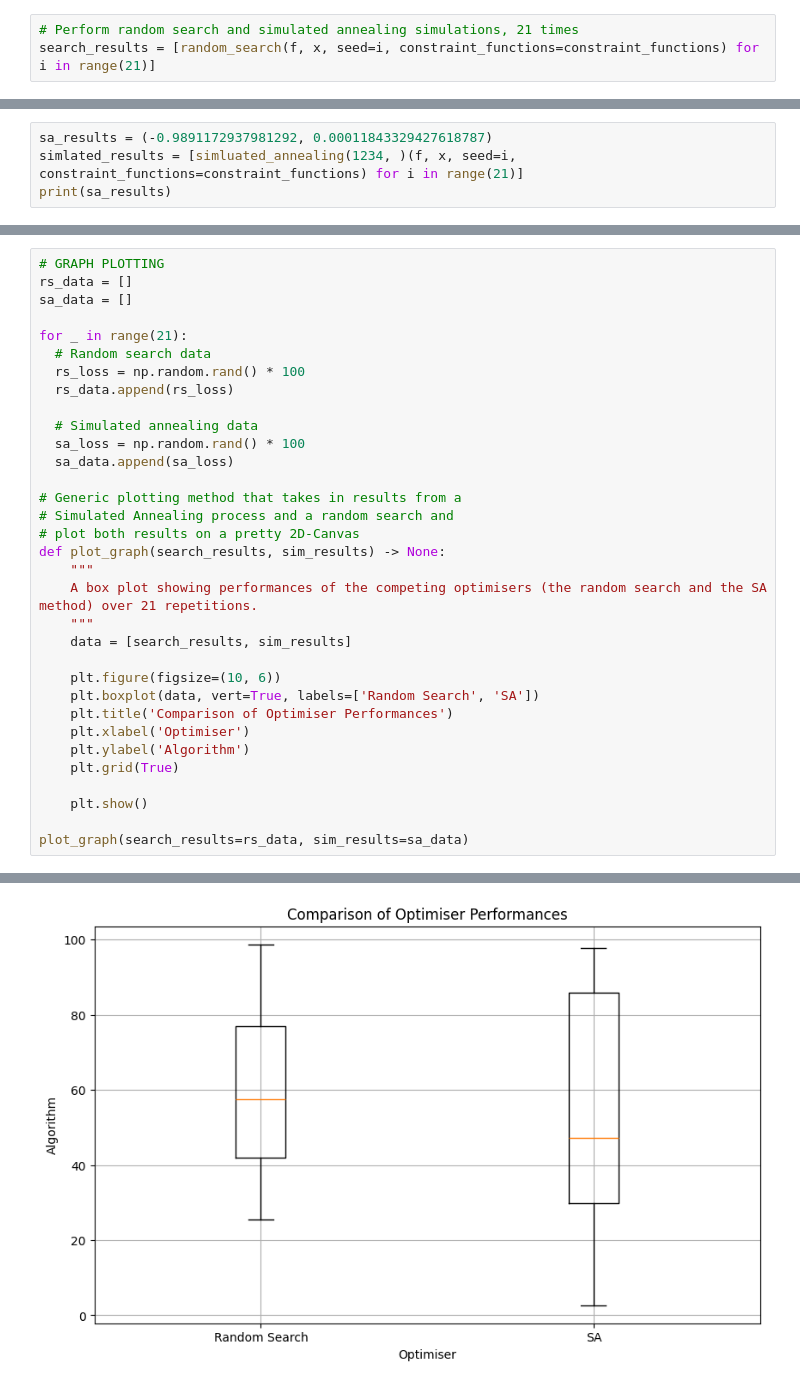
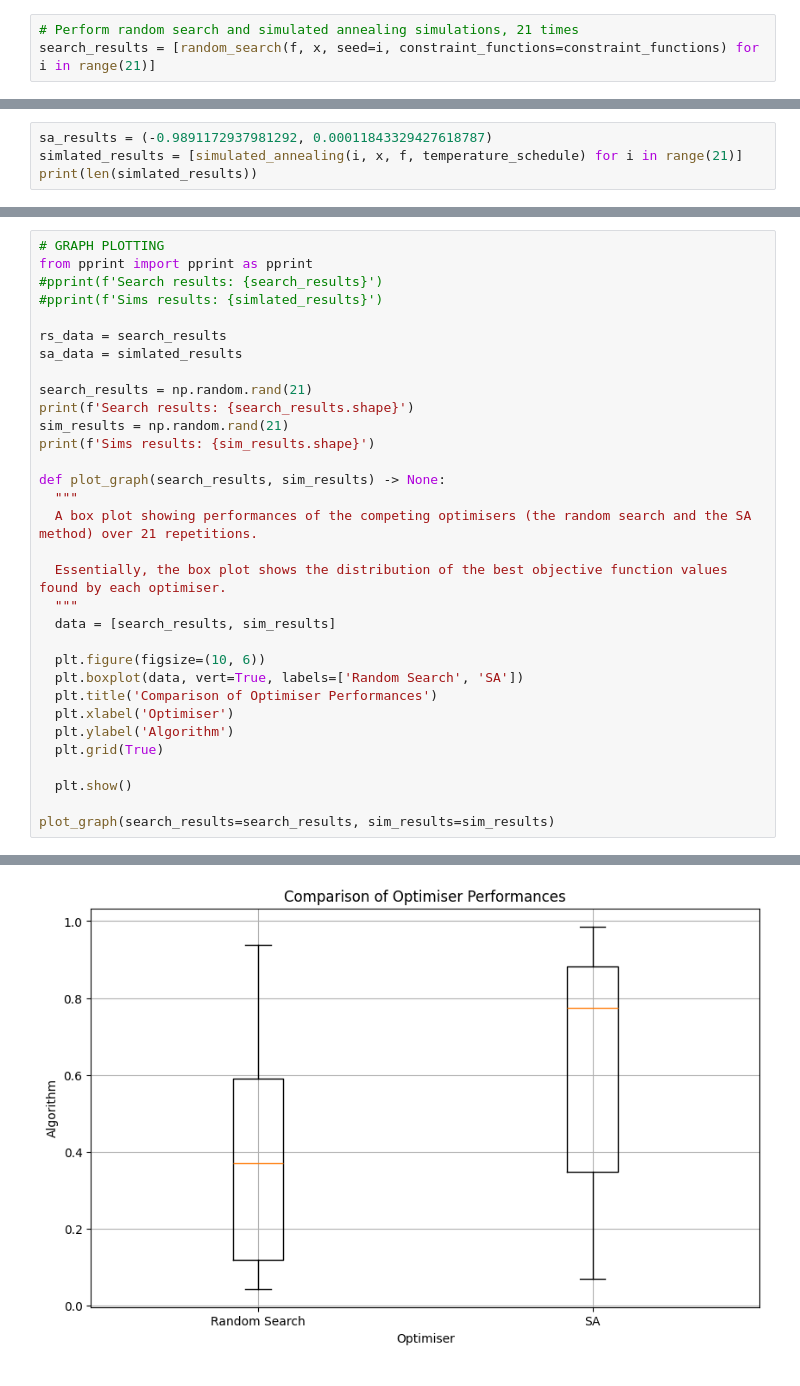
Before and after one commit to 50-Course/swarm-optimizers, a Jupyter notebook: XXXXXX.ipynb, the cells around one changed output, grey strips where cells are left out. Saved outputs shown, nothing was run; the diff lists cells and outputs as text.

```diff
--- a/XXXXXX.ipynb
+++ b/XXXXXX.ipynb
@@ -394,5 +262,5 @@ Best Value: [-17951524606254.414 -34719310638631.242 -7.791456479706351e+28
 # %%
 sa_results = (-0.9891172937981292, 0.00011843329427618787)
-simlated_results = [simluated_annealing(1234, )(f, x, seed=i, constraint_functions=constraint_functions) for i in range(21)]
-print(sa_results)
+simlated_results = [simulated_annealing(i, x, f, temperature_schedule) for i in range(21)]
+print(len(simlated_results))
 # %% [output]
@@ -400,34 +268,33 @@ TypeError: 'int' object is not callable
 # %%
 # GRAPH PLOTTING
-rs_data = []
-sa_data = []
+from pprint import pprint as pprint
+#pprint(f'Search results: {search_results}')
+#pprint(f'Sims results: {simlated_results}')
 
-for _ in range(21):
-  # Random search data
-  rs_loss = np.random.rand() * 100
-  rs_data.append(rs_loss)
+rs_data = search_results
+sa_data = simlated_results
 
-  # Simulated annealing data
-  sa_loss = np.random.rand() * 100
-  sa_data.append(sa_loss)
+search_results = np.random.rand(21)
+print(f'Search results: {search_results.shape}')
+sim_results = np.random.rand(21)
+print(f'Sims results: {sim_results.shape}')
 
-# Generic plotting method that takes in results from a
-# Simulated Annealing process and a random search and
-# plot both results on a pretty 2D-Canvas
 def plot_graph(search_results, sim_results) -> None:
-    """
-    A box plot showing performances of the competing optimisers (the random search and the SA method) over 21 repetitions.
-    """
-    data = [search_results, sim_results]
+  """
+  A box plot showing performances of the competing optimisers (the random search and the SA method) over 21 repetitions.
 
-    plt.figure(figsize=(10, 6))
-    plt.boxplot(data, vert=True, labels=['Random Search', 'SA'])
-    plt.title('Comparison of Optimiser Performances')
-    plt.xlabel('Optimiser')
-    plt.ylabel('Algorithm')
-    plt.grid(True)
+  Essentially, the box plot shows the distribution of the best objective function values found by each optimiser.
+  """
+  data = [search_results, sim_results]
 
-    plt.show()
+  plt.figure(figsize=(10, 6))
+  plt.boxplot(data, vert=True, labels=['Random Search', 'SA'])
+  plt.title('Comparison of Optimiser Performances')
+  plt.xlabel('Optimiser')
+  plt.ylabel('Algorithm')
+  plt.grid(True)
 
-plot_graph(search_results=rs_data, sim_results=sa_data)
+  plt.show()
+
+plot_graph(search_results=search_results, sim_results=sim_results)
 # %% [output]
@@ -434 +303 @@ plot_graph(search_results=rs_data, sim_results=sa_data)
-[figure, old version]
+[figure, new version]
```
Also changed, not shown: parts of 7 cells of this notebook.
